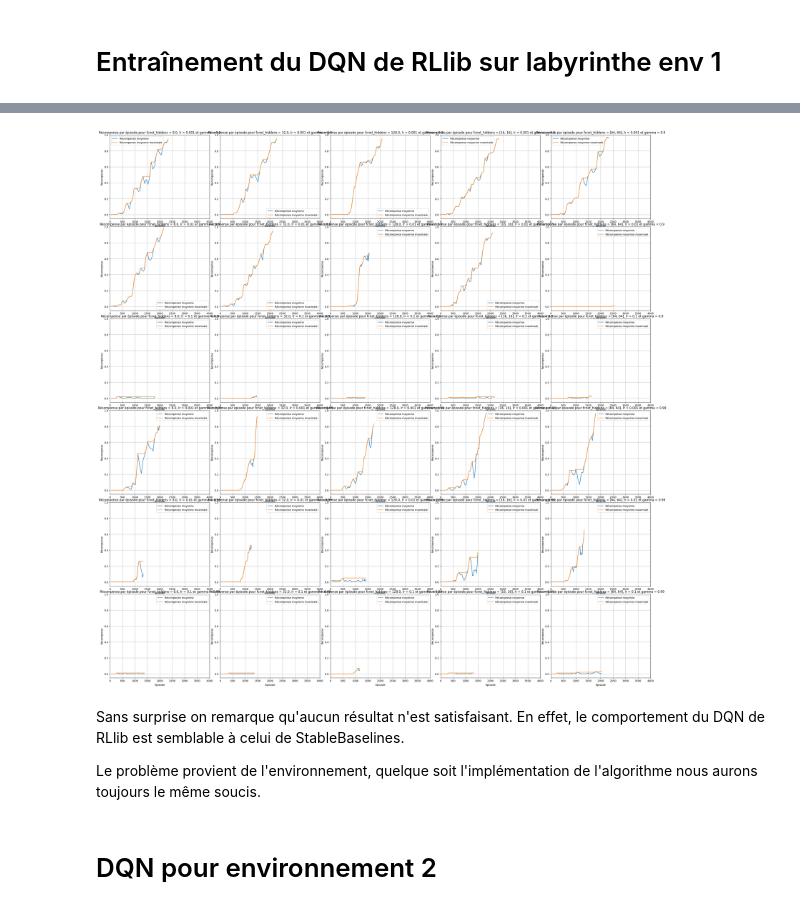
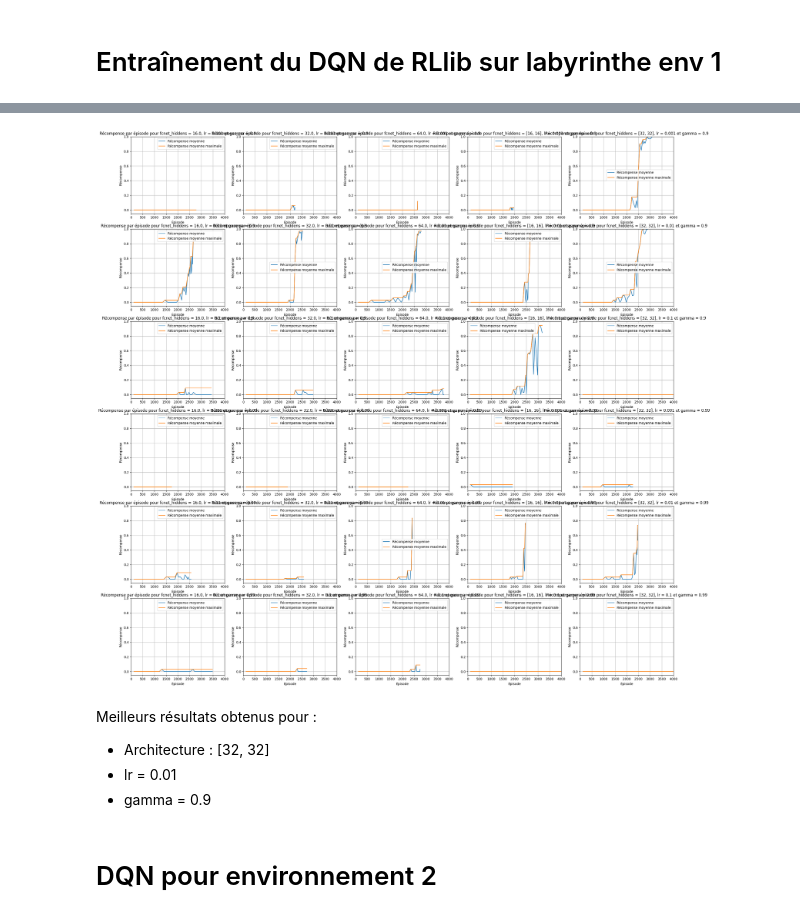
Before and after one commit to Enzo-Claeyssen/jeux_iteres_part1, a Jupyter notebook: labyrinthe_part3.ipynb, the cells around one changed output, grey strips where cells are left out. Drawn from its saved outputs; the diff is of its cells as text; code cells hidden in the pictures.

Commit message:
Finished RLlib DQN training

```diff
--- a/labyrinthe_part3.ipynb
+++ b/labyrinthe_part3.ipynb
@@ -449,18 +449,20 @@ config = (
 
     .env_runners(
         env_to_module_connector=lambda env: FlattenObservations(),
+        num_env_runners=3,
+        num_envs_per_env_runner = 10
     )
 
 
     .training(
         lr = tune.grid_search([0.001, 0.01, 0.1]),
         gamma = tune.grid_search([0.9, 0.99]),
-        epsilon = [[0, 1], [40000, 0.01]]
+        epsilon = [[0, 1], [35000, 0.01]]
     )
 
     .rl_module(
         model_config = {
-            "fcnet_hiddens" : tune.grid_search([[8], [32], [128], [16, 16], [64, 64]])
+            "fcnet_hiddens" : tune.grid_search([[16], [32], [64], [16, 16], [32, 32]])
         }
     )
 )
@@ -521,18 +508,19 @@ Trial Status
 # %%
 comparison_plot_3(results,
-                  "fcnet_hiddens", [8., 32., 128., [16, 16], [64, 64]],
+                  "fcnet_hiddens", [16., 32., 64., [16, 16], [32, 32]],
                   "lr", [0.001, 0.01, 0.1],
                   "gamma", [0.9, 0.99],
                   0, 4000,
                   -0.05, 1
                  )
 # %% [output]
-[figure, old version]
+[figure, new version]
 # %% [markdown]
-Sans surprise on remarque qu'aucun résultat n'est satisfaisant.
-En effet, le comportement du DQN de RLlib est semblable à celui de StableBaselines.
+Meilleurs résultats obtenus pour :
 
-Le problème provient de l'environnement, quelque soit l'implémentation de l'algorithme nous aurons toujours le même soucis.
+- Architecture : [32, 32]
+- lr = 0.01
+- gamma = 0.9
 # %% [markdown]
 # DQN pour environnement 2
 # %%
```
Also changed, not shown: parts of 12 cells of this notebook.
